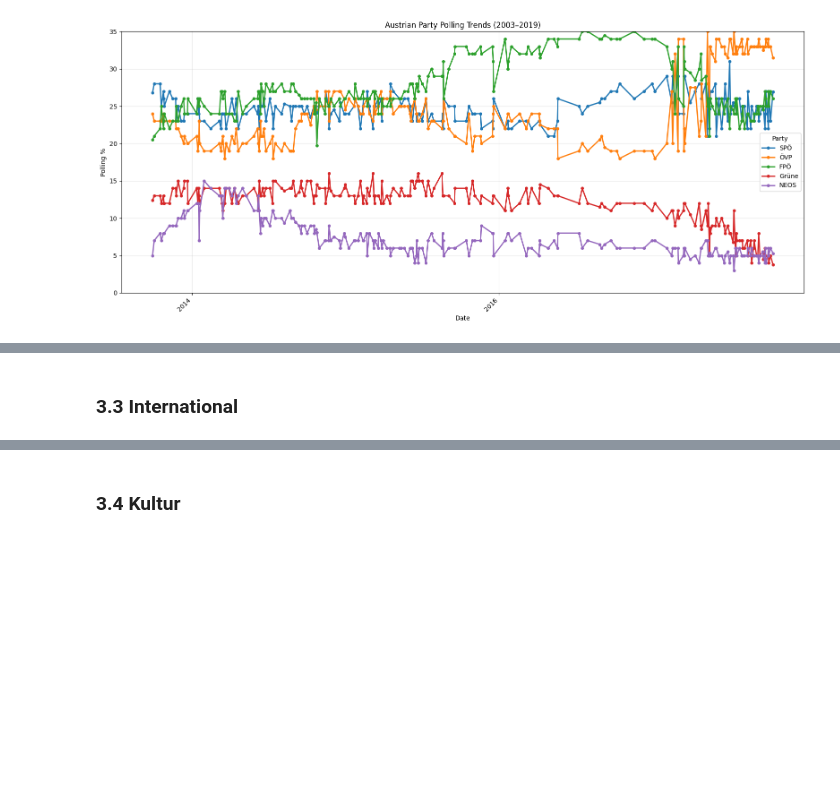
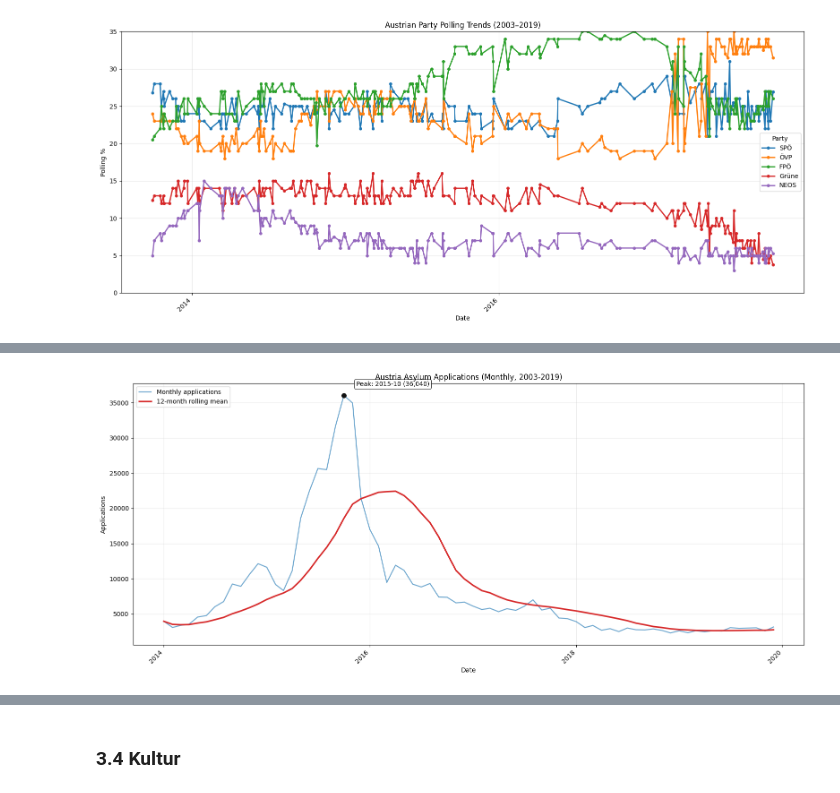
Before and after one commit to DataandAIReseach/LabelFusion, a Jupyter notebook: Dataset_Descriptives/10kGNAD .ipynb, the cells around one changed output, grey strips where cells are left out. Cells and saved outputs as stored; diff of their text form; code cells hidden in the pictures; blank space fills up the shorter version.

```diff
--- a/Dataset_Descriptives/10kGNAD .ipynb
+++ b/Dataset_Descriptives/10kGNAD .ipynb
@@ -778,2 +623,54 @@ SystemExit: 1
-# %% [markdown]
-### 3.3 International
+# %%
+import matplotlib.pyplot as plt
+import matplotlib.dates as mdates
+import pandas as pd
+
+# Reuse in-memory 'out' if available; otherwise load the file produced by Cell 21.
+if "out" not in globals() or out is None or out.empty:
+    out = pd.read_csv("austria_asylum_monthly.csv", parse_dates=["date"])
+
+plot_df = out.copy().sort_values("date")
+plot_df["rolling_12m"] = plot_df["applications_total"].rolling(12, min_periods=1).mean()
+
+fig, ax = plt.subplots(figsize=(16, 7))
+ax.plot(
+    plot_df["date"],
+    plot_df["applications_total"],
+    color="#1f77b4",
+    linewidth=1.6,
+    alpha=0.65,
+    label="Monthly applications",
+)
+ax.plot(
+    plot_df["date"],
+    plot_df["rolling_12m"],
+    color="#d62728",
+    linewidth=2.4,
+    label="12-month rolling mean",
+)
+
+peak_idx = plot_df["applications_total"].idxmax()
+peak_date = plot_df.loc[peak_idx, "date"]
+peak_val = int(plot_df.loc[peak_idx, "applications_total"])
+ax.scatter([peak_date], [peak_val], color="#111111", s=50, zorder=5)
+ax.annotate(
+    f"Peak: {peak_date.strftime('%Y-%m')} ({peak_val:,})",
+    xy=(peak_date, peak_val),
+    xytext=(20, 15),
+    textcoords="offset points",
+    fontsize=10,
+    bbox=dict(boxstyle="round,pad=0.3", fc="white", ec="#333", alpha=0.9),
+)
+
+ax.set_title("Austria Asylum Applications (Monthly, 2003-2019)")
+ax.set_xlabel("Date")
+ax.set_ylabel("Applications")
+ax.xaxis.set_major_locator(mdates.YearLocator(2))
+ax.xaxis.set_major_formatter(mdates.DateFormatter("%Y"))
+plt.xticks(rotation=45, ha="right")
+ax.grid(True, alpha=0.25)
+ax.legend(loc="upper left")
+plt.tight_layout()
+plt.show()
+# %% [output]
+[figure, added]
```
Also changed, not shown: parts of 5 cells of this notebook.
